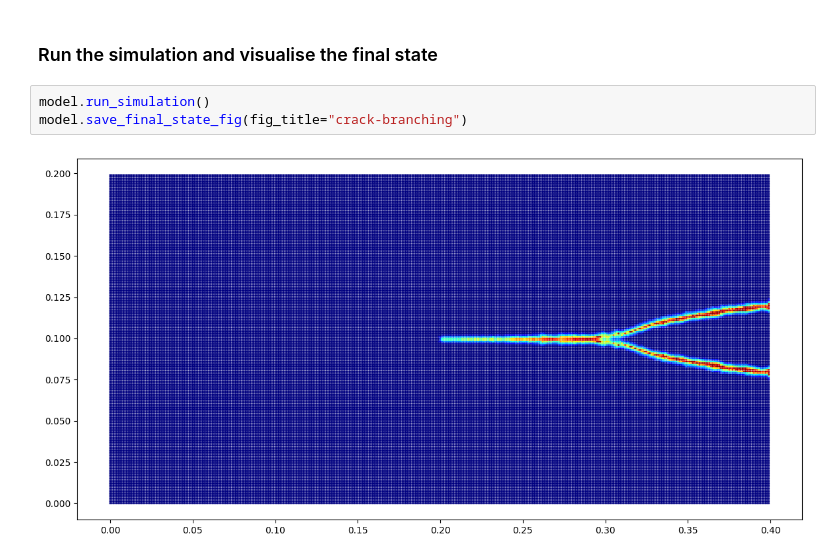
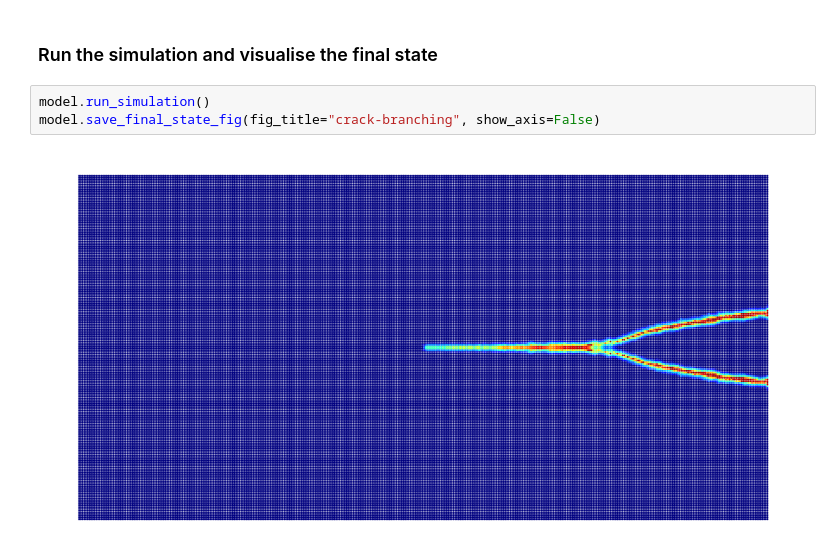
Before and after one commit to mark-hobbs/pypd, a Jupyter notebook: examples/crack_branching.ipynb, the cells around one changed output. Saved outputs shown, nothing was run; the diff lists cells and outputs as text.

Commit message:
Add functionality to turn the figure axis off

```diff
--- a/examples/crack_branching.ipynb
+++ b/examples/crack_branching.ipynb
@@ -207,6 +207,6 @@ model = pypd.Model(particles, bonds, simulation, integrator, linear, animation=N
 ### Run the simulation and visualise the final state
 # %%
 model.run_simulation()
-model.save_final_state_fig(fig_title="crack-branching")
+model.save_final_state_fig(fig_title="crack-branching", show_axis=False)
 # %% [output]
-[figure, old version]
+[figure, new version]
```
Also changed, not shown: 1 other file.
